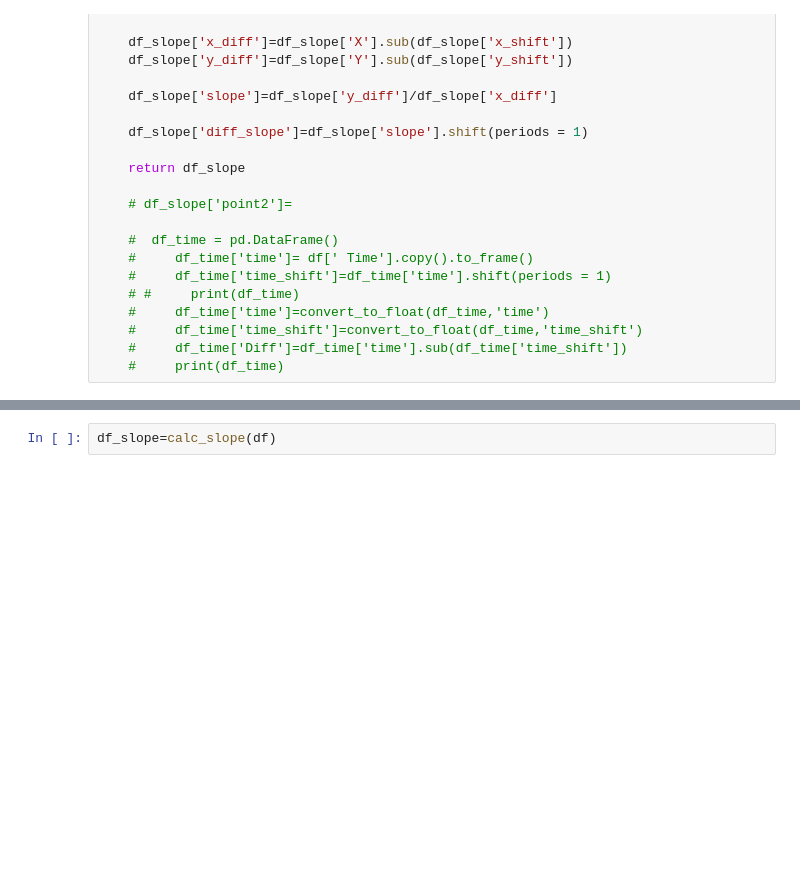
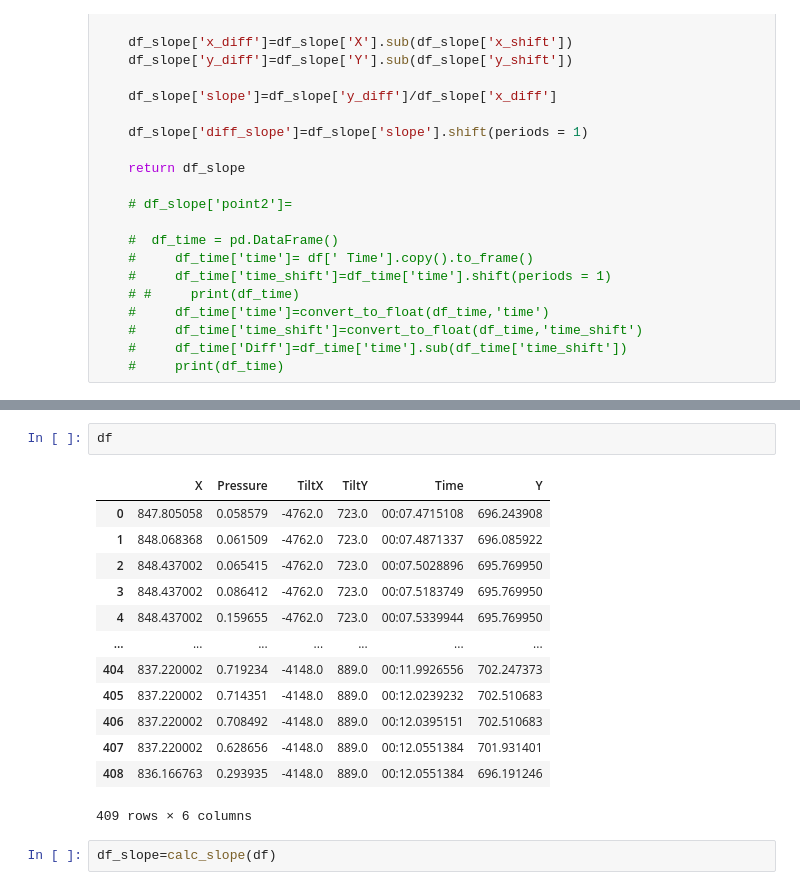
Before and after one commit to BabyBlue555/firstYear_semB_project, a Jupyter notebook: task4.ipynb, the cells around one changed output, grey strips where cells are left out. Saved outputs shown, nothing was run; the diff lists cells and outputs as text; blank space fills up the shorter version.

```diff
--- a/task4.ipynb
+++ b/task4.ipynb
@@ -643,3 +652,19 @@ df1[1]
+# %%
+df
+# %% [output]
+|  | X | Pressure | TiltX | TiltY | Time | Y |
+| 0 | 847.805058 | 0.058579 | -4762.0 | 723.0 | 00:07.4715108 | 696.243908 |
+| 1 | 848.068368 | 0.061509 | -4762.0 | 723.0 | 00:07.4871337 | 696.085922 |
+| 2 | 848.437002 | 0.065415 | -4762.0 | 723.0 | 00:07.5028896 | 695.769950 |
+| 3 | 848.437002 | 0.086412 | -4762.0 | 723.0 | 00:07.5183749 | 695.769950 |
+| 4 | 848.437002 | 0.159655 | -4762.0 | 723.0 | 00:07.5339944 | 695.769950 |
+| ... | ... | ... | ... | ... | ... | ... |
+| 404 | 837.220002 | 0.719234 | -4148.0 | 889.0 | 00:11.9926556 | 702.247373 |
+| 405 | 837.220002 | 0.714351 | -4148.0 | 889.0 | 00:12.0239232 | 702.510683 |
+| 406 | 837.220002 | 0.708492 | -4148.0 | 889.0 | 00:12.0395151 | 702.510683 |
+| 407 | 837.220002 | 0.628656 | -4148.0 | 889.0 | 00:12.0551384 | 701.931401 |
+| 408 | 836.166763 | 0.293935 | -4148.0 | 889.0 | 00:12.0551384 | 696.191246 |
+409 rows × 6 columns
 # %%
 df_slope=calc_slope(df)
 # %%
```
Also changed, not shown: parts of 40 cells of this notebook.
